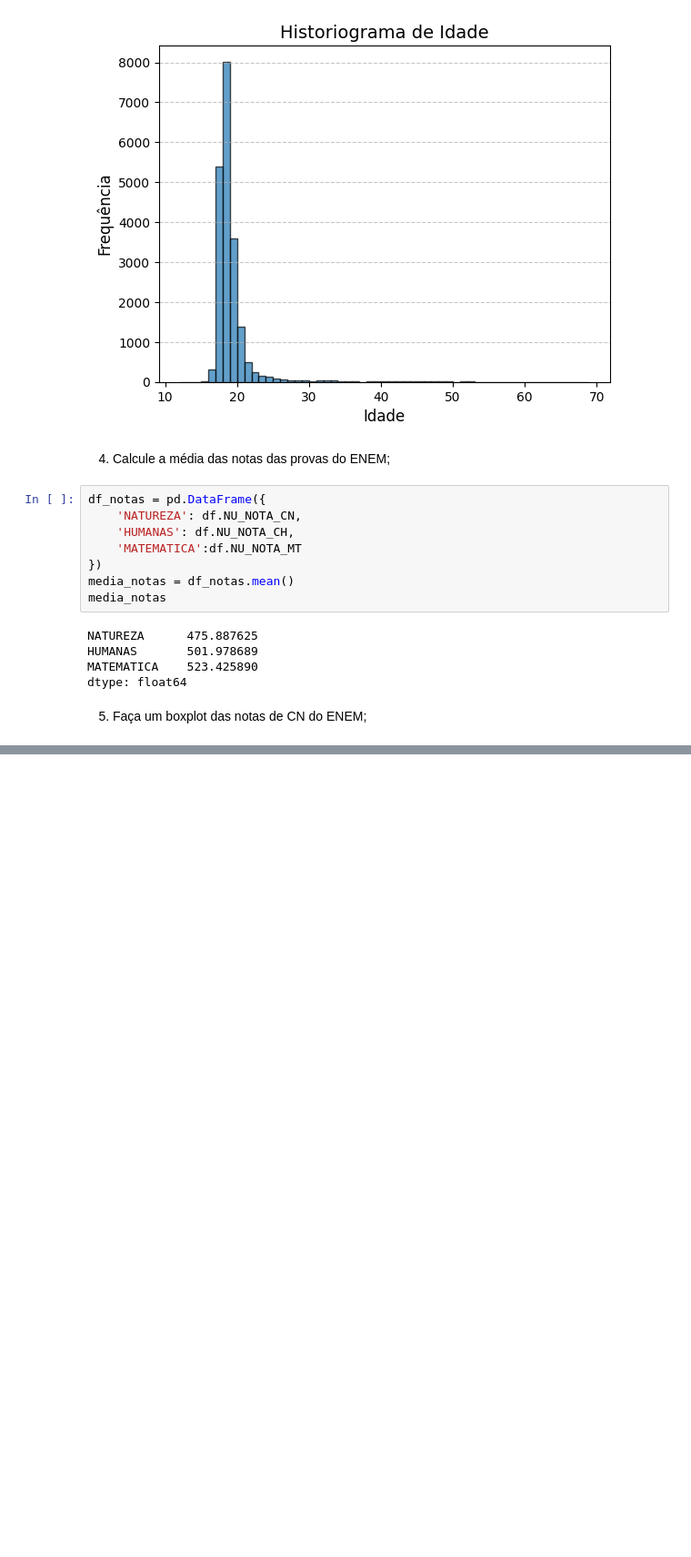
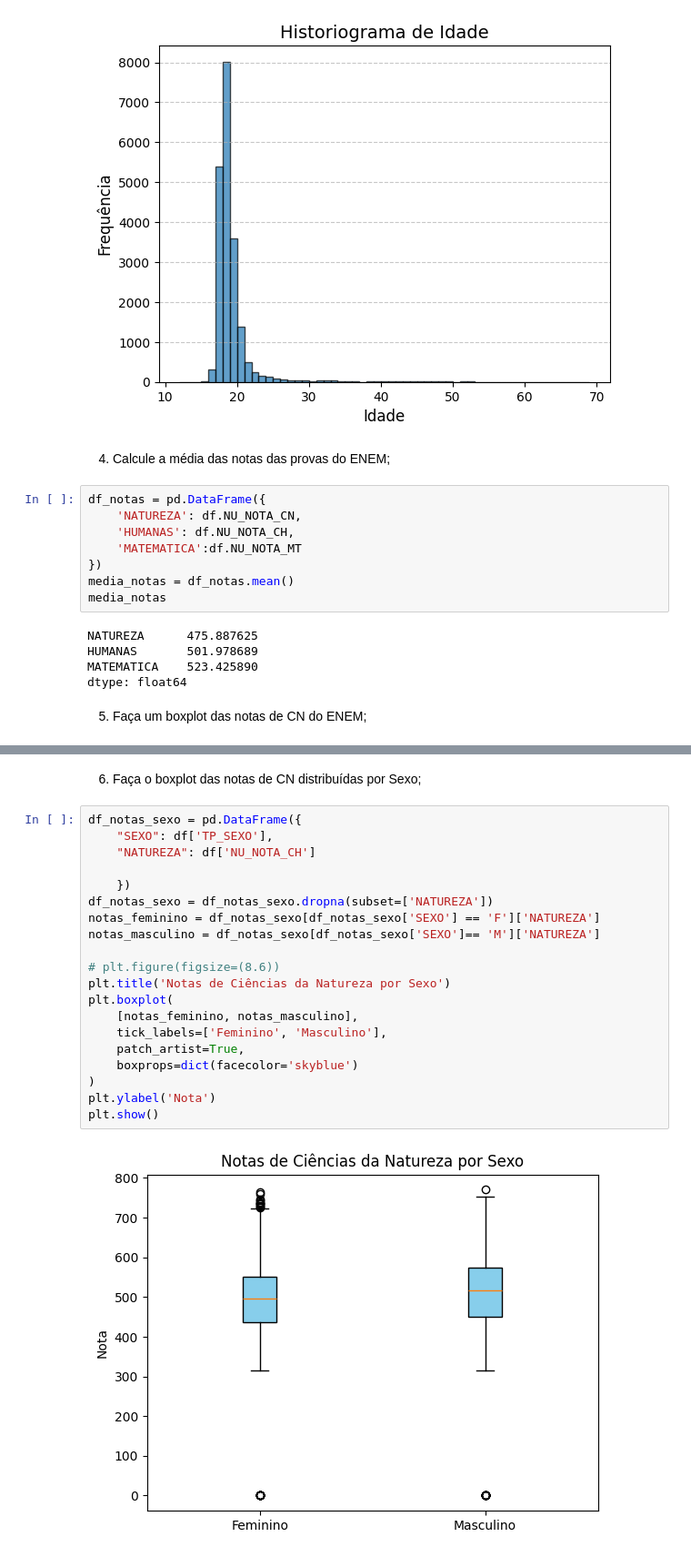
Before and after one commit to GstavRocha/DataAlanlise, a Jupyter notebook: Atividade_Enem.ipynb, the cells around one changed output, grey strips where cells are left out. Shown: that part at 91% size. Saved outputs shown, nothing was run; the diff lists cells and outputs as text; blank space fills up the shorter version.

```diff
--- a/Atividade_Enem.ipynb
+++ b/Atividade_Enem.ipynb
@@ -103,0 +106,24 @@ plt.show()
+# %% [markdown]
+6. Faça o boxplot das notas de CN distribuídas por Sexo;
+# %%
+df_notas_sexo = pd.DataFrame({
+    "SEXO": df['TP_SEXO'],
+    "NATUREZA": df['NU_NOTA_CH']
+
+    })
+df_notas_sexo = df_notas_sexo.dropna(subset=['NATUREZA'])
+notas_feminino = df_notas_sexo[df_notas_sexo['SEXO'] == 'F']['NATUREZA']
+notas_masculino = df_notas_sexo[df_notas_sexo['SEXO']== 'M']['NATUREZA']
+
+# plt.figure(figsize=(8.6))
+plt.title('Notas de Ciências da Natureza por Sexo')
+plt.boxplot(
+    [notas_feminino, notas_masculino],
+    tick_labels=['Feminino', 'Masculino'],
+    patch_artist=True,
+    boxprops=dict(facecolor='skyblue')
+)
+plt.ylabel('Nota')
+plt.show()
+# %% [output]
+[figure, added]
```
Also changed, not shown: parts of 4 cells of this notebook.
